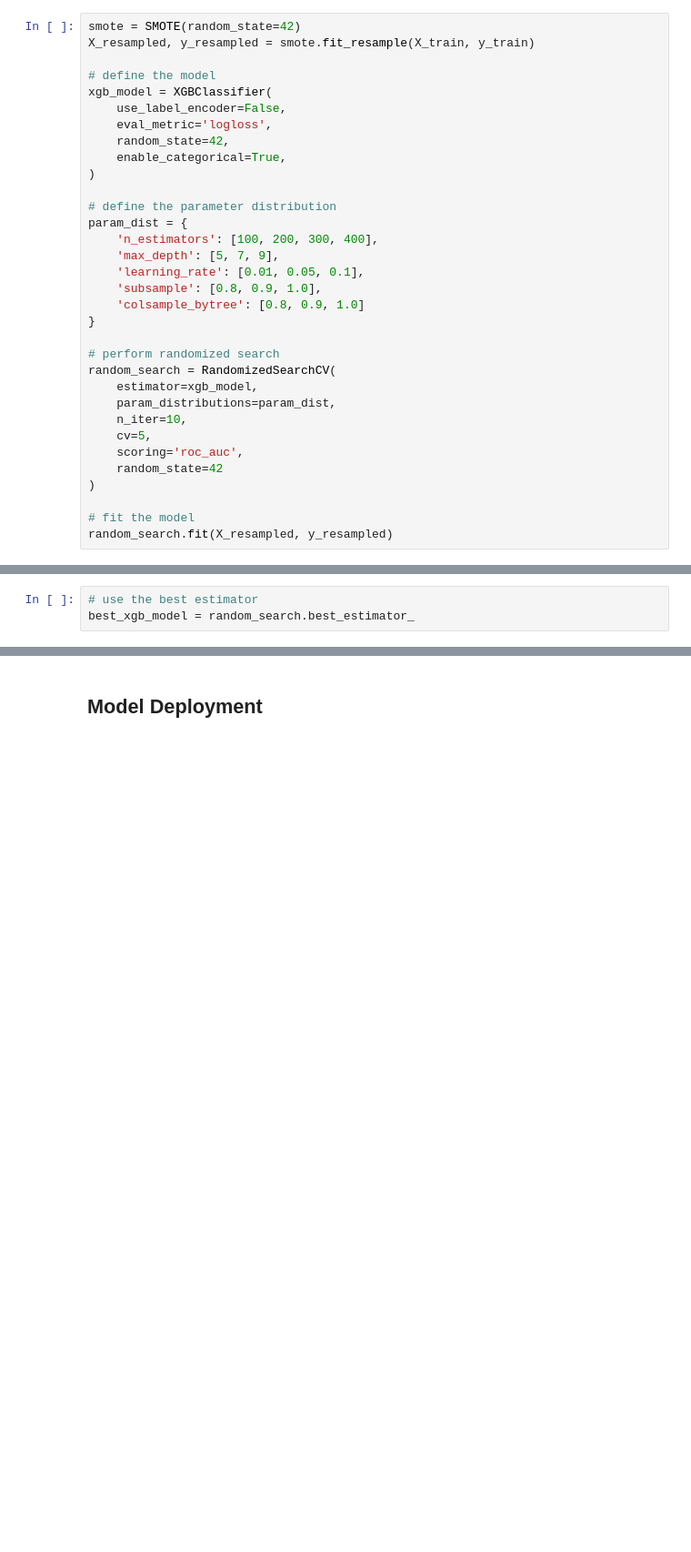
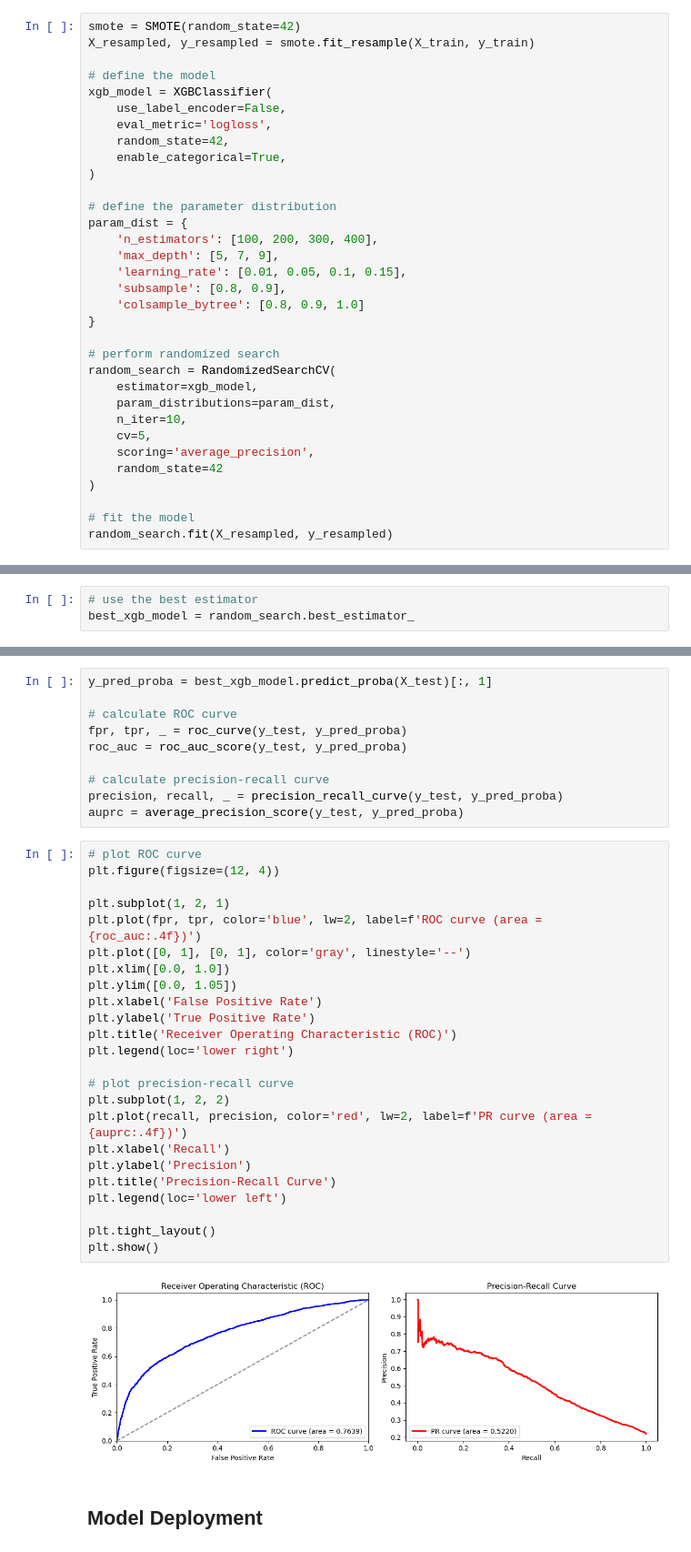
Before and after one commit to rbryant92/Copieux, a Jupyter notebook: notebooks/supervised_learning_from_data_to_deployment.ipynb, the cells around one changed output, grey strips where cells are left out. Shown at 91% size. Drawn from its saved outputs; the diff is of its cells as text; blank space fills up the shorter version.

```diff
--- a/notebooks/supervised_learning_from_data_to_deployment.ipynb
+++ b/notebooks/supervised_learning_from_data_to_deployment.ipynb
@@ -1087,8 +1194,8 @@ xgb_model = XGBClassifier(
 param_dist = {
     'n_estimators': [100, 200, 300, 400],
     'max_depth': [5, 7, 9],
-    'learning_rate': [0.01, 0.05, 0.1],
-    'subsample': [0.8, 0.9, 1.0],
+    'learning_rate': [0.01, 0.05, 0.1, 0.15],
+    'subsample': [0.8, 0.9],
     'colsample_bytree': [0.8, 0.9, 1.0]
 }
 
@@ -1098,7 +1205,7 @@ random_search = RandomizedSearchCV(
     param_distributions=param_dist,
     n_iter=10,
     cv=5,
-    scoring='roc_auc',
+    scoring='average_precision',
     random_state=42
 )
 
@@ -1130,3 +1259,39 @@ Some concluding thoughts here are that by far our greatest improvement in the pe
+# %%
+y_pred_proba = best_xgb_model.predict_proba(X_test)[:, 1]
+
+# calculate ROC curve
+fpr, tpr, _ = roc_curve(y_test, y_pred_proba)
+roc_auc = roc_auc_score(y_test, y_pred_proba)
+
+# calculate precision-recall curve
+precision, recall, _ = precision_recall_curve(y_test, y_pred_proba)
+auprc = average_precision_score(y_test, y_pred_proba)
+# %%
+# plot ROC curve
+plt.figure(figsize=(12, 4))
+
+plt.subplot(1, 2, 1)
+plt.plot(fpr, tpr, color='blue', lw=2, label=f'ROC curve (area = {roc_auc:.4f})')
+plt.plot([0, 1], [0, 1], color='gray', linestyle='--')
+plt.xlim([0.0, 1.0])
+plt.ylim([0.0, 1.05])
+plt.xlabel('False Positive Rate')
+plt.ylabel('True Positive Rate')
+plt.title('Receiver Operating Characteristic (ROC)')
+plt.legend(loc='lower right')
+
+# plot precision-recall curve
+plt.subplot(1, 2, 2)
+plt.plot(recall, precision, color='red', lw=2, label=f'PR curve (area = {auprc:.4f})')
+plt.xlabel('Recall')
+plt.ylabel('Precision')
+plt.title('Precision-Recall Curve')
+plt.legend(loc='lower left')
+
+plt.tight_layout()
+plt.show()
+# %% [output]
+[figure, added]
 # %% [markdown]
 ## Model Deployment
 # %%
```
Also changed, not shown: parts of 47 cells of this notebook.
